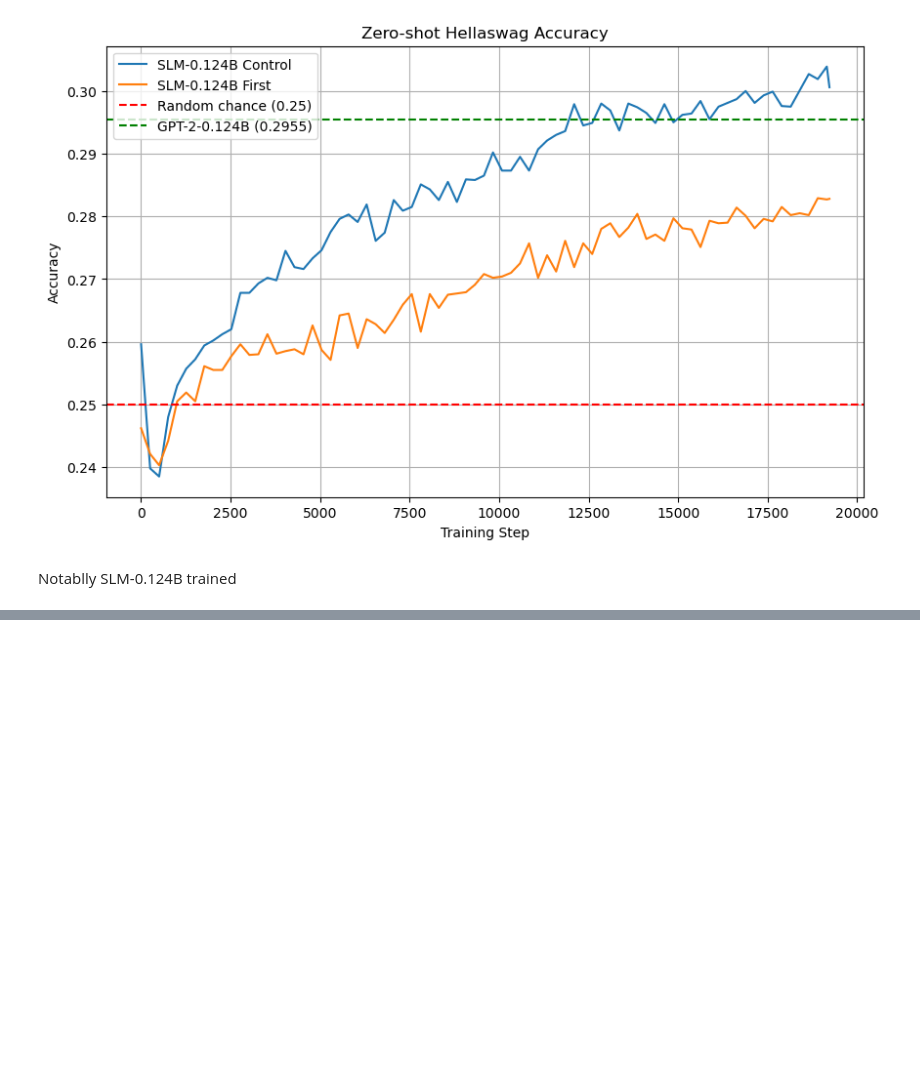
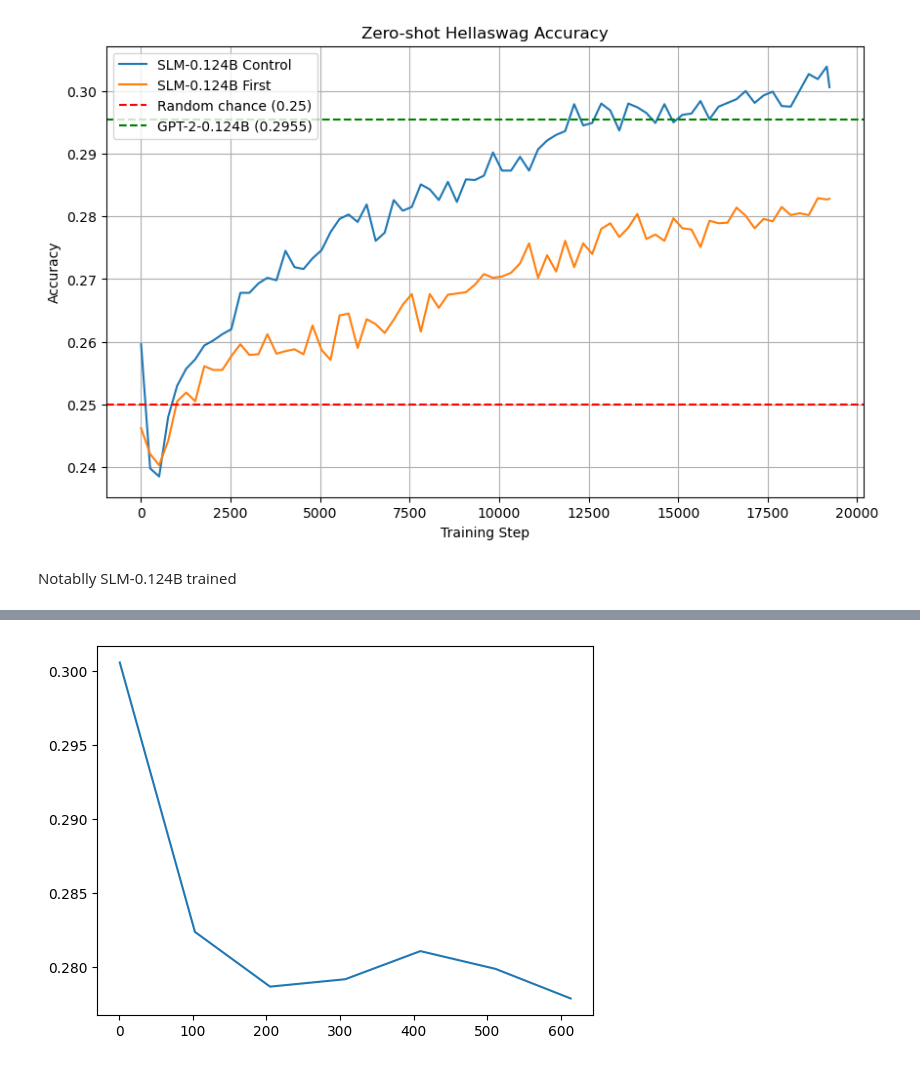
Before and after one commit to hachoj/ImportantProjects, a Jupyter notebook: LLMs/SLM/knowledge_distilation.ipynb, the cells around one changed output, grey strips where cells are left out. Drawn from its saved outputs; the diff is of its cells as text; code cells hidden in the pictures; blank space fills up the shorter version.

```diff
--- a/LLMs/SLM/knowledge_distilation.ipynb
+++ b/LLMs/SLM/knowledge_distilation.ipynb
@@ -87,0 +92,5 @@ tokenizer = AutoTokenizer.from_pretrained("allenai/OLMo-1B-hf")
+# %%
+plt.plot(hella_data_dk["value"])
+plt.show()
+# %% [output]
+[figure, added]
```
Also changed, not shown: parts of 4 cells of this notebook, 3 other files.
